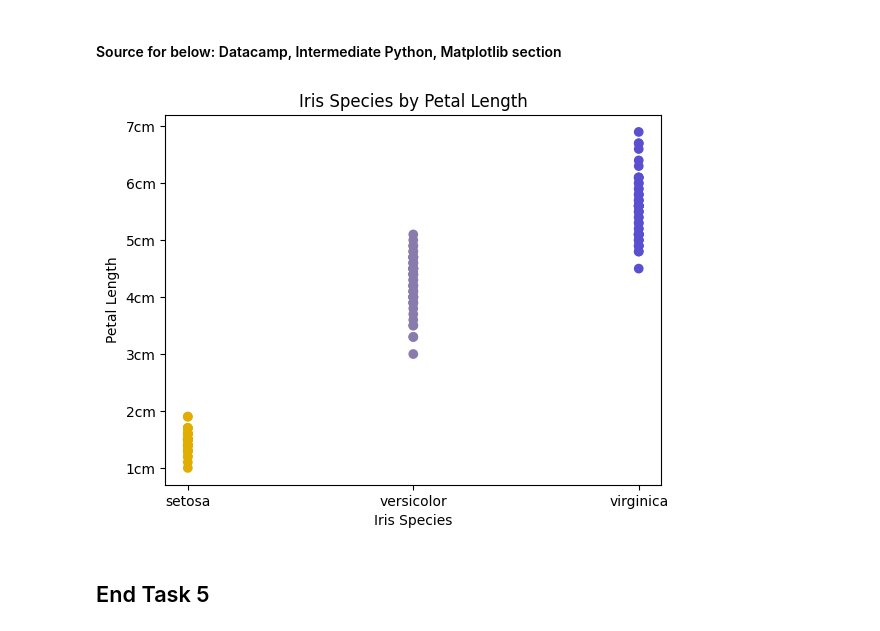
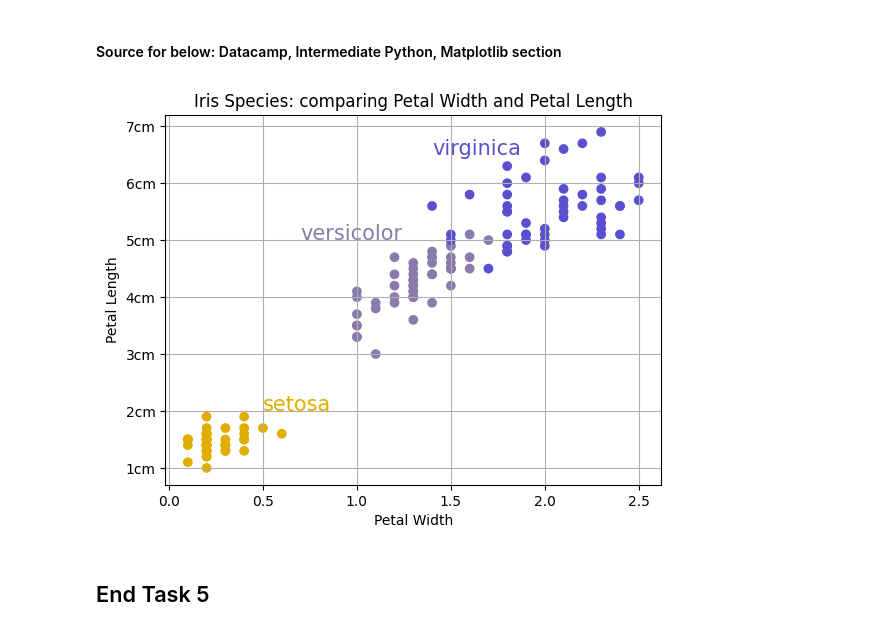
Before and after one commit to FaolanH/principles_of_data_analytics, a Jupyter notebook: tasks.ipynb, the cells around one changed output. Drawn from its saved outputs; the diff is of its cells as text; code cells hidden in the pictures.

```diff
--- a/tasks.ipynb
+++ b/tasks.ipynb
@@ -456,17 +307,27 @@ colours = pd_iris_data['species'].map(col)
 # %% [markdown]
 #### Source for below: Datacamp, Intermediate Python, Matplotlib section
 # %%
-x = pd_iris_data ['species']
+# Setting the x axis
+x = pd_iris_data ['petal_width']
 y = pd_iris_data ['petal_length']
 
-plt.title ('Iris Species by Petal Length')
-plt.xlabel ('Iris Species')
+plt.title ('Iris Species: comparing Petal Width and Petal Length')
+plt.xlabel ('Petal Width')
 plt.ylabel ('Petal Length')
 
 plt.yticks ([1,2,3,4,5,6,7], ['1cm', '2cm', '3cm', '4cm', '5cm', '6cm', '7cm'])
+
+# Adding in a grid for context
+plt.grid(True);
+
+#labelling the colours:
+plt.text(0.5,2, 'setosa', c = '#E1AD01', size = 15)
+plt.text(0.7,5, 'versicolor', c = '#897CAC', size = 15)
+plt.text(1.4,6.5, 'virginica', c = '#5A4FCF', size = 15)
+
 plt.scatter(x, y, c = colours);
 # %% [output]
-[figure, old version]
+[figure, new version]
 # %% [markdown]
 ## End Task 5
 # %% [markdown]
```
Also changed, not shown: parts of 31 cells of this notebook.
